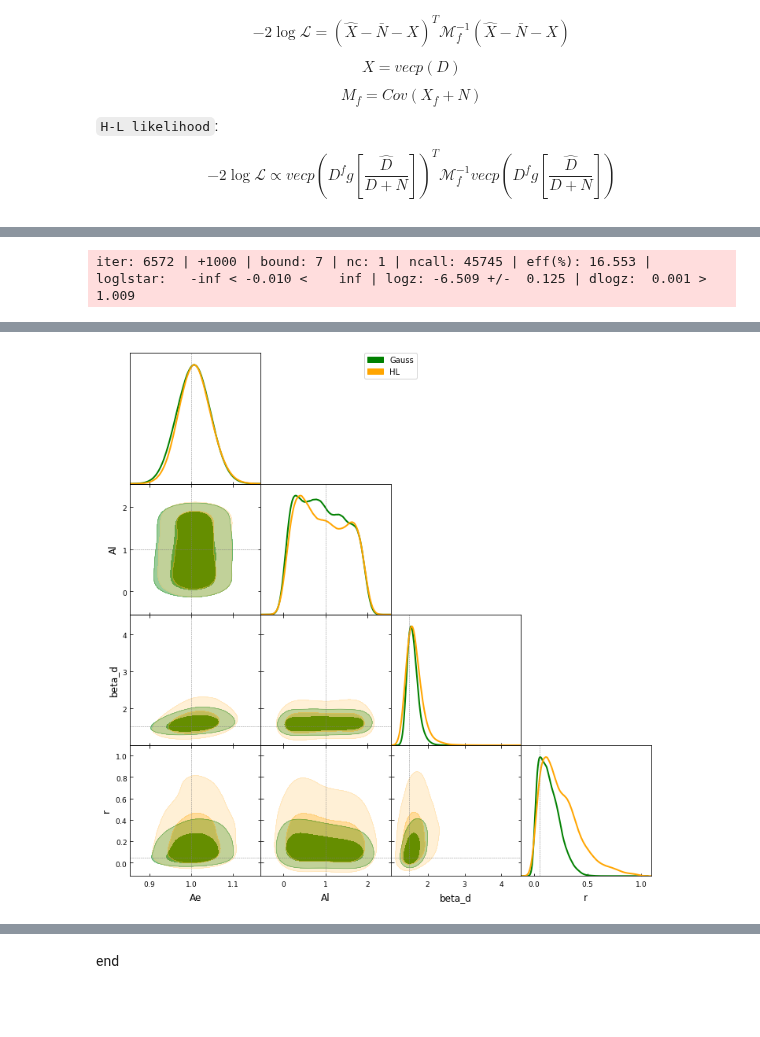
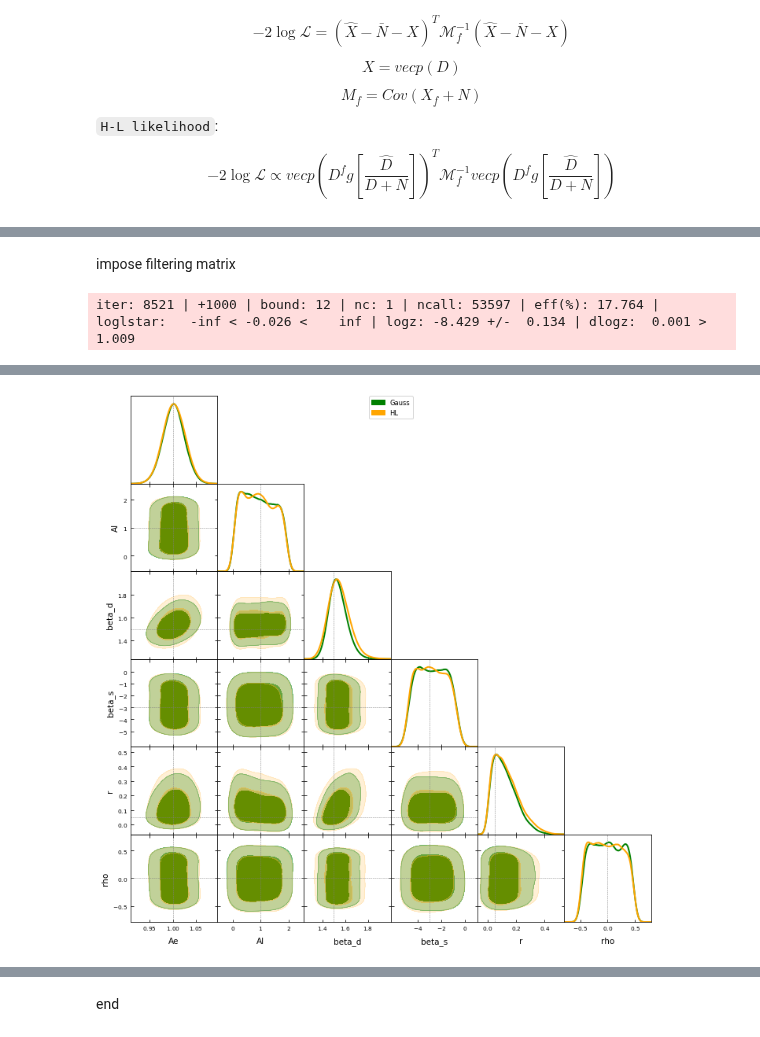
Before and after one commit to gioacchinowang/afra, a Jupyter notebook: tutorials/tutorial08.ipynb, the cells around one changed output, grey strips where cells are left out. Drawn from its saved outputs; the diff is of its cells as text; code cells hidden in the pictures; blank space fills up the shorter version.

```diff
--- a/tutorials/tutorial08.ipynb
+++ b/tutorials/tutorial08.ipynb
@@ -94,23 +80,27 @@ mask = hp.read_map('./data/ali_mask.fits',dtype=bool,verbose=0)
 # %%
 %%time
 
-tmpmap = {23:map23}
-tmpnoise = {23:nmap23}
-tmpbeam = {23:FWHM[0]}
+TARGET = 'EB'
+
+tmpmap = {23:map23,353:map353}
+tmpnoise = {23:nmap23,353:nmap353}
+tmpbeam = {23:FWHM[0],353:FWHM[3]}
 
 pipeline = af.tpfpipe(fullmap,noises=fullnoise,fiducials=fullfiducial,mask=mask,fwhms=fullbeam,
                       templates=tmpmap,template_noises=tmpnoise,template_fwhms=tmpbeam,
-                      targets=TARGET,foreground=syncmodel,background=cambmodel)
+                      targets=TARGET,foreground='syncdust',background='acmb')
 pre_rslt = pipeline.preprocess(aposcale=APOSCALE,psbin=PSBIN,lmin=LMIN,lmax=LMAX)
 
 f = pipeline._foreground
 f.reset({'beta_s': -3.})
+f.reset({'beta_d': 1.5})
+f.reset({'rho': 0.})
 b = pipeline._background
 b.reset({'Ae': 1.})
 b.reset({'Al': 1.})
 b.reset({'r': 0.05})
-pipeline.background = b
-pipeline.foreground = f
+pipeline._background = b
+pipeline._foreground = f
 mock_bp = f.bandpower()+b.bandpower()
 
 pipeline.likelihood='gauss'
@@ -122,7 +112,7 @@ result_h = pipeline.analyse(mock_bp+pre_rslt[2],pre_rslt[1],pre_rslt[2],pre_rslt
 ###
 
 names = pipeline.paramlist
-truths = [1.,1.,-3.,0.05,0.]
+truths = [1.,1.,1.5,-3.,0.05,0.]
 
 samples, weights = result_g.samples, np.exp(result_g.logwt - result_g.logz[-1])
 samples1 = MCSamples(samples=samples,weights=weights,names=names,label='Gauss')
@@ -160,0 +141,2 @@ Wall time: 5min 23s
+# %% [markdown]
+impose filtering matrix
@@ -161,24 +249,30 @@ Wall time: 5min 23s
 # %%
 %%time
 
-tmpmap = {353:map353}
-tmpnoise = {353:nmap353}
-tmpbeam = {353:FWHM[3]}
+TARGET = 'EB'
 
-pipeline = af.tpfpipe(fullmap,noises=fullnoise,fiducials=fullfiducial,mask=mask,fwhms=fullbeam,
+tmpmap = {23:map23, 353:map353}
+tmpnoise = {23:nmap23, 353:nmap353}
+tmpbeam = {23:FWHM[0], 353:FWHM[3]}
+
+pipeline = af.tpfpipe(fullmap,noises=fullnoise,mask=mask,fwhms=fullbeam,
+                      fiducials=fullfiducial,fiducial_fwhms=fidbeam,
                       templates=tmpmap,template_noises=tmpnoise,template_fwhms=tmpbeam,
-                      targets=TARGET,foreground=dustmodel,background=cambmodel)
-pre_rslt = pipeline.preprocess(aposcale=APOSCALE,psbin=PSBIN,lmin=LMIN,lmax=LMAX)
+                      targets=TARGET,foreground='syncdust',background='acmb',filt=fullfilt)
+
+pre_rslt = preprocess(pipeline,aposcale=APOSCALE,psbin=PSBIN,lmin=LMIN,lmax=LMAX)
 
 f = pipeline._foreground
+f.reset({'beta_s': -3.})
 f.reset({'beta_d': 1.5})
+f.reset({'rho': 0.})
 b = pipeline._background
 b.reset({'Ae': 1.})
 b.reset({'Al': 1.})
 b.reset({'r': 0.05})
-pipeline.background = b
-pipeline.foreground = f
-mock_bp = f.bandpower()+b.bandpower()
+pipeline._background = b
+pipeline._foreground = f
+mock_bp = manfilt(Meb,f.bandpower()+b.bandpower())
 
 pipeline.likelihood='gauss'
 result_g = pipeline.analyse(mock_bp+pre_rslt[2],pre_rslt[1],pre_rslt[2],pre_rslt[3],kwargs=KWARGS)
@@ -189,7 +283,7 @@ result_h = pipeline.analyse(mock_bp+pre_rslt[2],pre_rslt[1],pre_rslt[2],pre_rslt
 ###
 
 names = pipeline.paramlist
-truths = [1.,1.,1.5,0.05]
+truths = [1.,1.,1.5,-3.,0.05,0.]
 
 samples, weights = result_g.samples, np.exp(result_g.logwt - result_g.logz[-1])
 samples1 = MCSamples(samples=samples,weights=weights,names=names,label='Gauss')
@@ -207,6 +301,6 @@ g.triangle_plot([samples1,samples2],markers=truths,
                 contour_colors=['green','orange'],
                 filled=True, contour_lws=2)
 # %% [output]
-iter: 6572 | +1000 | bound: 7 | nc: 1 | ncall: 45745 | eff(%): 16.553 | loglstar:   -inf < -0.010 <    inf | logz: -6.509 +/-  0.125 | dlogz:  0.001 >  1.009
+iter: 8521 | +1000 | bound: 12 | nc: 1 | ncall: 53597 | eff(%): 17.764 | loglstar:   -inf < -0.026 <    inf | logz: -8.429 +/-  0.134 | dlogz:  0.001 >  1.009
 Removed no burn in
 Removed no burn in
@@ -217 +311 @@ Wall time: 5min 40s
-[figure, old version]
+[figure, new version]
```
Also changed, not shown: parts of 13 cells of this notebook, 15 other files.
